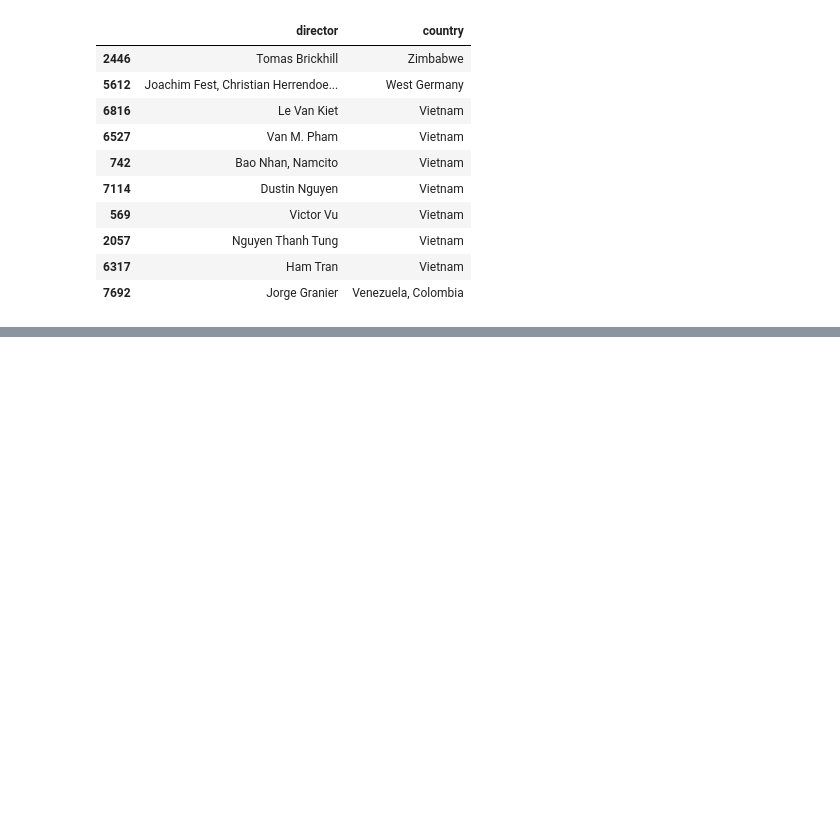
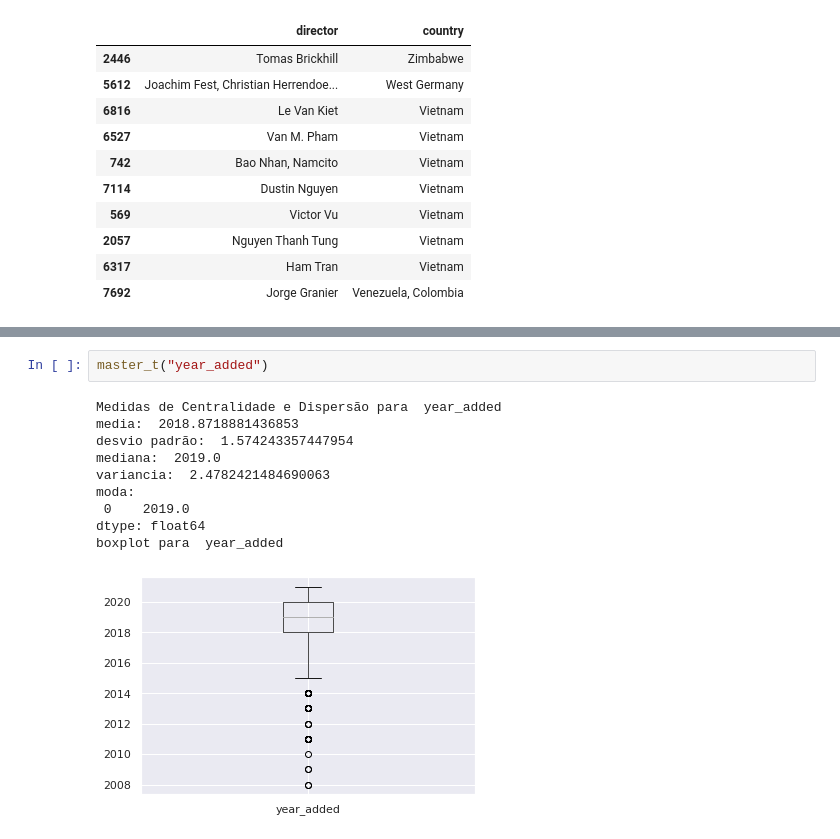
Before and after one commit to Francelinojr/TRABALHO-ICD, a Jupyter notebook: Olá,_este_é_o_Colaboratory.ipynb, the cells around one changed output, grey strips where cells are left out. Drawn from its saved outputs; the diff is of its cells as text; blank space fills up the shorter version.

```diff
--- a/Olá,_este_é_o_Colaboratory.ipynb
+++ b/Olá,_este_é_o_Colaboratory.ipynb
@@ -165,0 +223,13 @@ master[["director","country"]].sort_values(by="country",ascending=False).head(10
+# %%
+master_t("year_added")
+# %% [output]
+Medidas de Centralidade e Dispersão para  year_added
+media:  2018.8718881436853
+desvio padrão:  1.574243357447954
+mediana:  2019.0
+variancia:  2.4782421484690063
+moda:
+ 0    2019.0
+dtype: float64
+boxplot para  year_added
+[figure, added]
```
Also changed, not shown: parts of 8 cells of this notebook.
